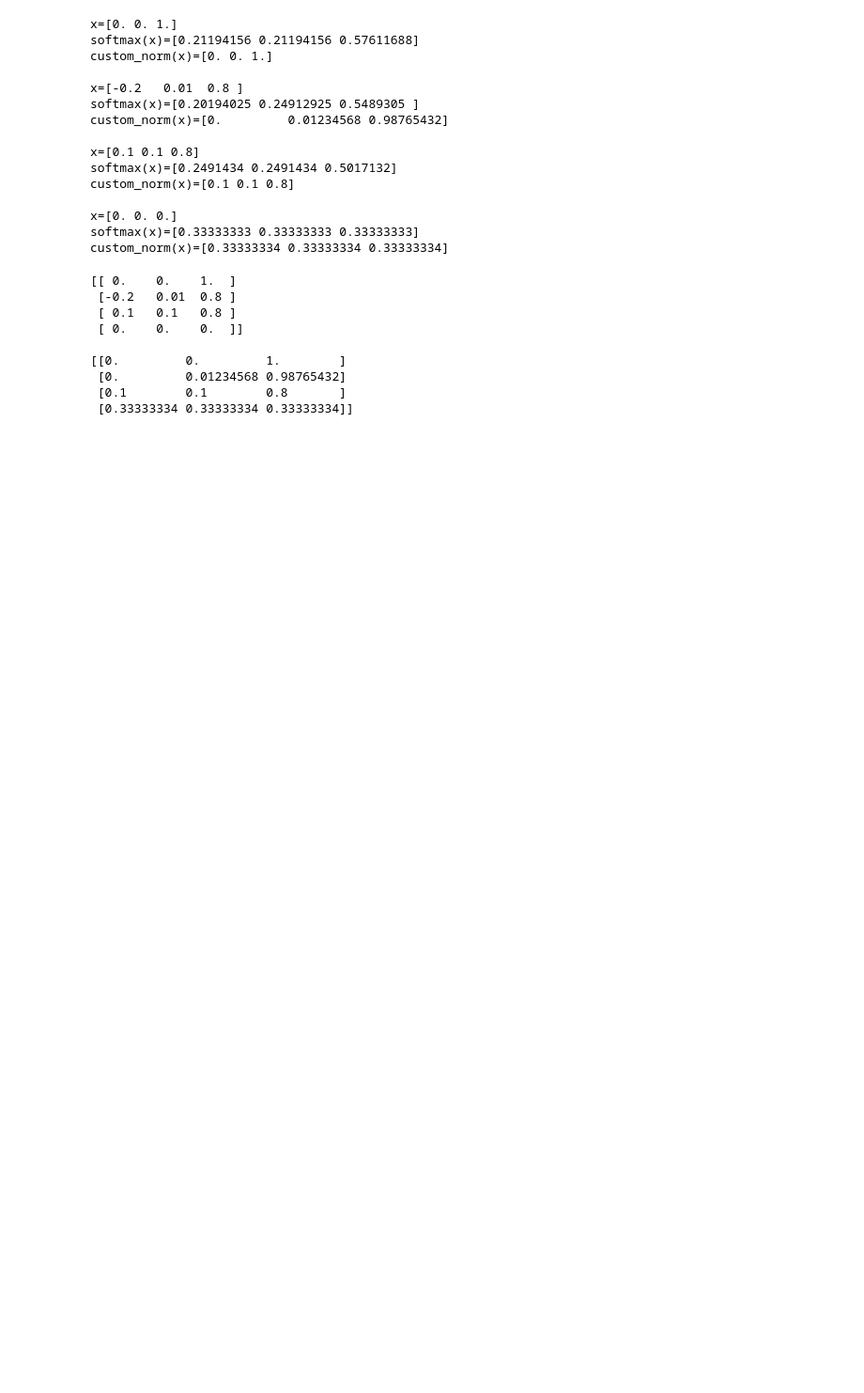
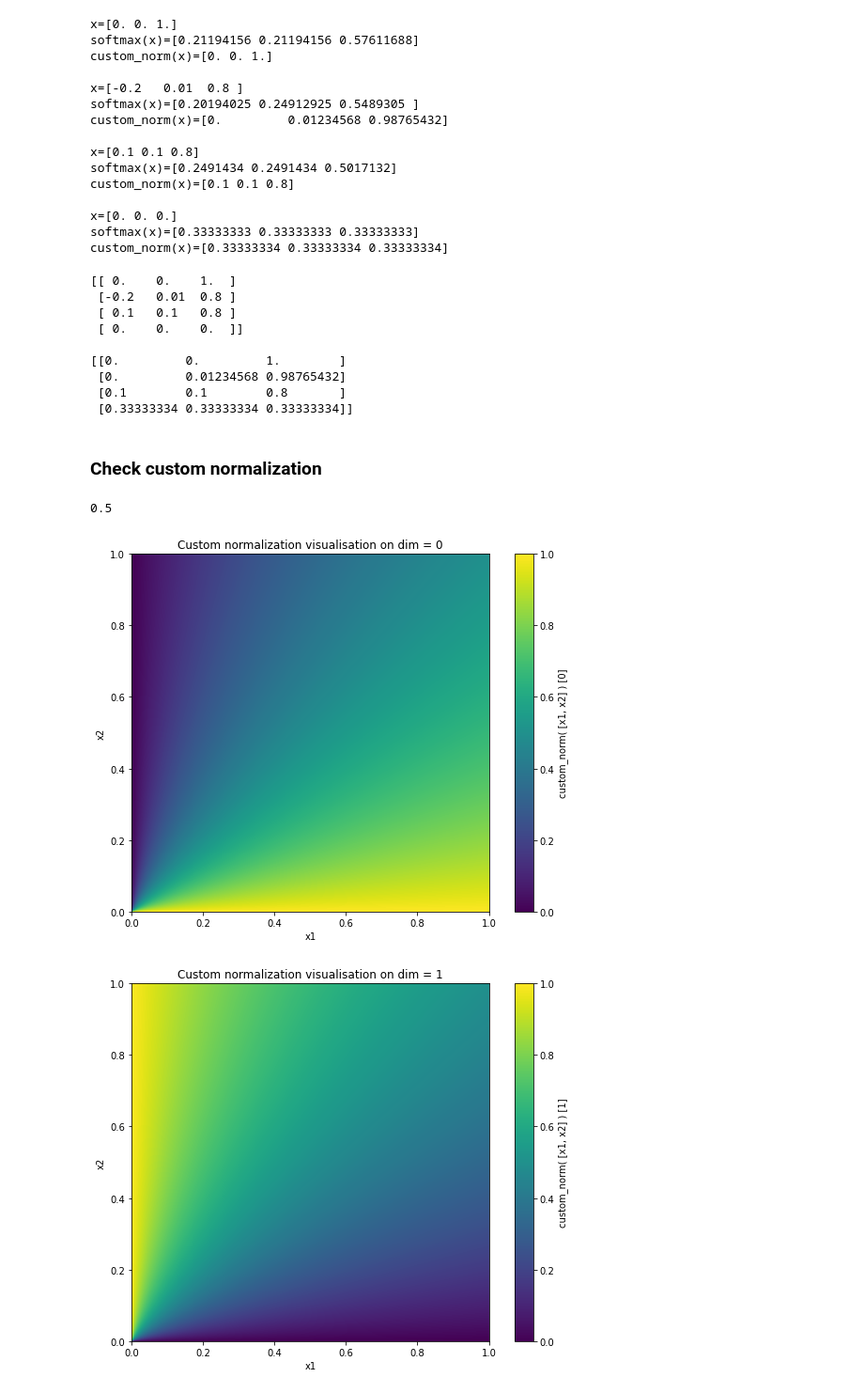
Before and after one commit to vonHousen/lime, a Jupyter notebook: doc/mod/notebooks/NormalizationMethods.ipynb, the cells around one changed output. Shown at 94% size. Cells and saved outputs as stored; diff of their text form; code cells hidden in the pictures; blank space fills up the shorter version.

Commit message:
Visualised differences between softmax and custom_norm.

```diff
--- a/doc/mod/notebooks/NormalizationMethods.ipynb
+++ b/doc/mod/notebooks/NormalizationMethods.ipynb
@@ -2,6 +2,10 @@
 import numpy as np
 from scipy.special import softmax
 import lime.tools as lime_utils
+import matplotlib.pyplot as plt
+import itertools
+
+plt.style.use({"figure.facecolor": "white"})
 # %%
 test_set = []
 test_set.append(np.array([ 0.00, 0.00, 1.00]))
@@ -45,3 +49,29 @@ print(lime_utils.custom_normalize(x))
  [0.         0.01234568 0.98765432]
  [0.1        0.1        0.8       ]
  [0.33333334 0.33333334 0.33333334]]
+# %% [markdown]
+### Check custom normalization
+# %%
+N = 1000 + 1
+x1 = np.linspace(0.0, 1.0, N)
+x2 = np.linspace(0.0, 1.0, N)
+x = np.array(np.meshgrid(x1, x2)).T.reshape(-1, 2)
+y = lime_utils.custom_normalize(x, axis=1)
+y1 = y[:,0].reshape(N,-1)
+y2 = y[:,1].reshape(N,-1)
+
+print(y1[0,0])
+for i, dim in enumerate([y1, y2]):
+    plt.figure(figsize=(10,7))
+    im = plt.imshow(dim.T[::-1,], extent=(0.0, 1.0, 0.0, 1.0))
+    cbar = plt.colorbar(im)
+    cbar.ax.set_ylabel(f"custom_norm( [x1, x2] ) [{i}]")
+    plt.xlabel("x1")
+    plt.ylabel("x2")
+    plt.title(f"Custom normalization visualisation on dim = {i}")
+    plt.show()
+assert np.allclose(y1 + y2, 1.0)
+# %% [output]
+0.5
+[figure, added]
+[figure, added]
```
Also changed, not shown: parts of 2 cells of this notebook.
